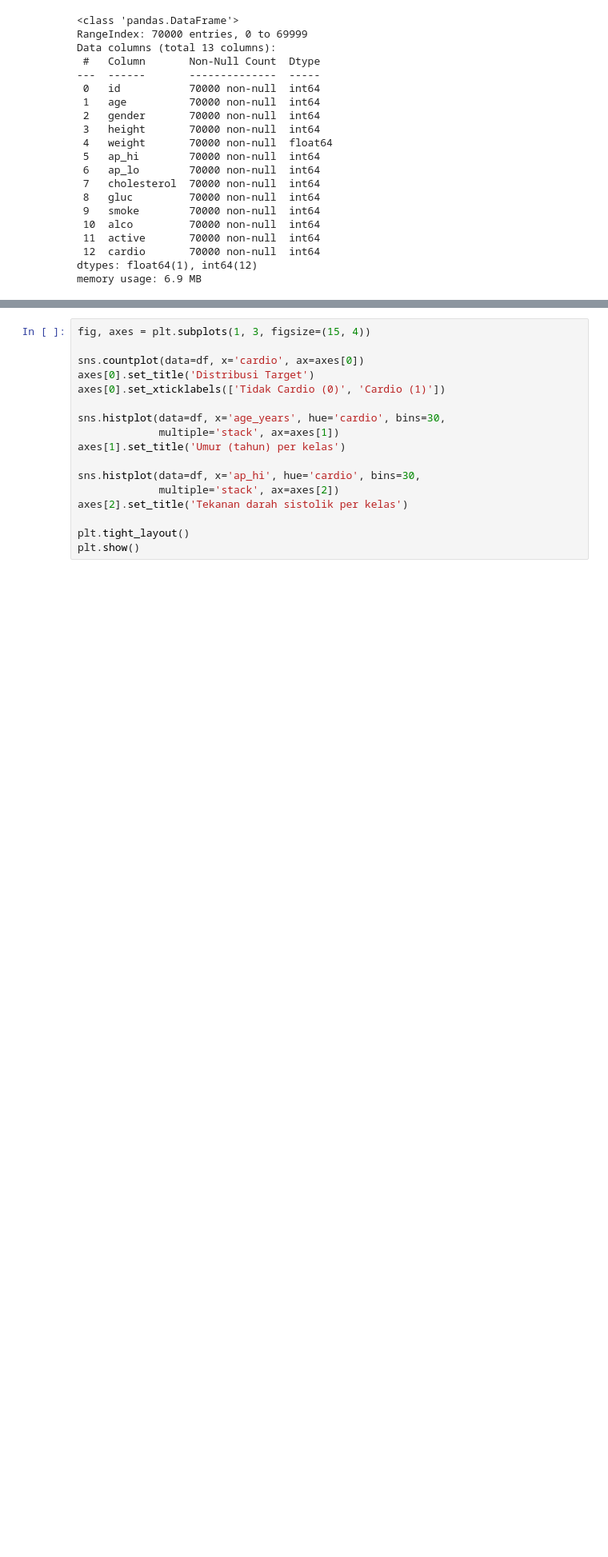
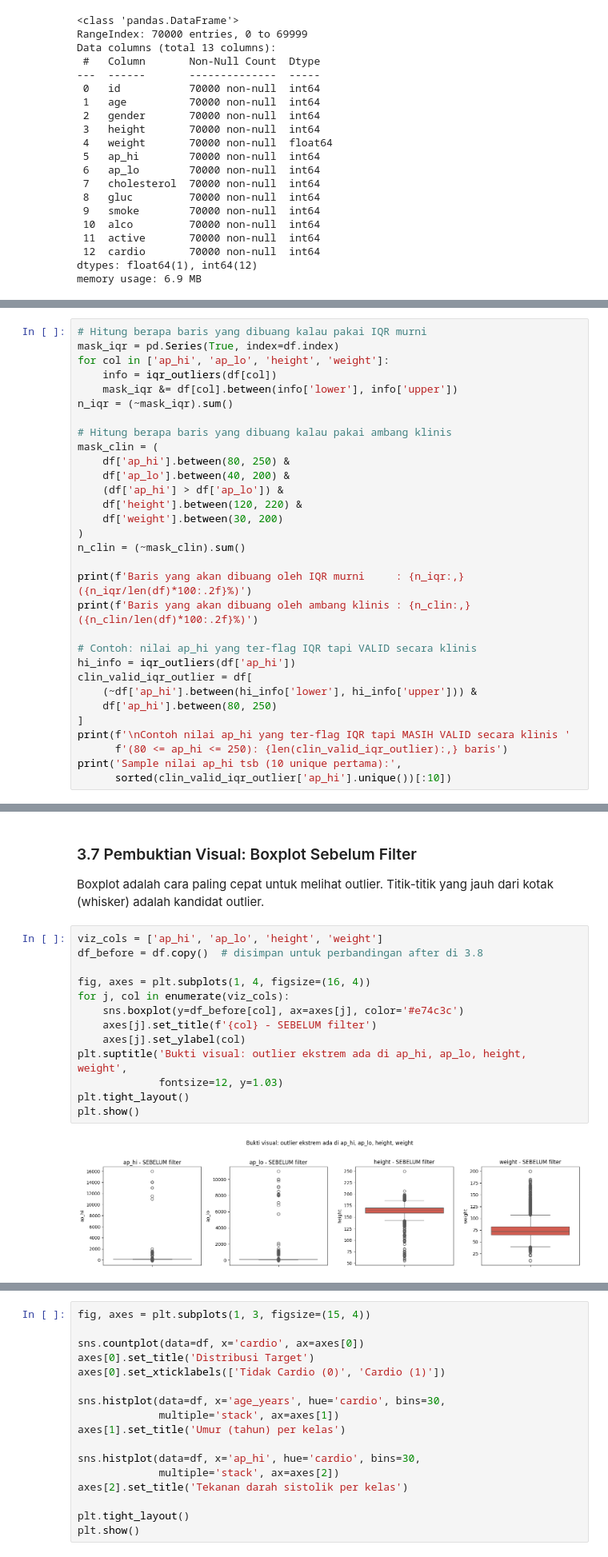
Before and after one commit to hoesnial/aplikasiMachLearn, a Jupyter notebook: Pembangunan_Model_Preprocessing.ipynb, the cells around one changed output, grey strips where cells are left out. Shown at 80% size. Cells and saved outputs as stored; diff of their text form; blank space fills up the shorter version.

```diff
--- a/Pembangunan_Model_Preprocessing.ipynb
+++ b/Pembangunan_Model_Preprocessing.ipynb
@@ -209,0 +460,31 @@ Name: proportion, dtype: float64
+# %%
+# Hitung berapa baris yang dibuang kalau pakai IQR murni
+mask_iqr = pd.Series(True, index=df.index)
+for col in ['ap_hi', 'ap_lo', 'height', 'weight']:
+    info = iqr_outliers(df[col])
+    mask_iqr &= df[col].between(info['lower'], info['upper'])
+n_iqr = (~mask_iqr).sum()
+
+# Hitung berapa baris yang dibuang kalau pakai ambang klinis
+mask_clin = (
+    df['ap_hi'].between(80, 250) &
+    df['ap_lo'].between(40, 200) &
+    (df['ap_hi'] > df['ap_lo']) &
+    df['height'].between(120, 220) &
+    df['weight'].between(30, 200)
+)
+n_clin = (~mask_clin).sum()
+
+print(f'Baris yang akan dibuang oleh IQR murni     : {n_iqr:,}  ({n_iqr/len(df)*100:.2f}%)')
+print(f'Baris yang akan dibuang oleh ambang klinis : {n_clin:,}  ({n_clin/len(df)*100:.2f}%)')
+
+# Contoh: nilai ap_hi yang ter-flag IQR tapi VALID secara klinis
+hi_info = iqr_outliers(df['ap_hi'])
+clin_valid_iqr_outlier = df[
+    (~df['ap_hi'].between(hi_info['lower'], hi_info['upper'])) &
+    df['ap_hi'].between(80, 250)
+]
+print(f'\nContoh nilai ap_hi yang ter-flag IQR tapi MASIH VALID secara klinis '
+      f'(80 <= ap_hi <= 250): {len(clin_valid_iqr_outlier):,} baris')
+print('Sample nilai ap_hi tsb (10 unique pertama):',
+      sorted(clin_valid_iqr_outlier['ap_hi'].unique())[:10])
@@ -209,0 +510,20 @@ Name: proportion, dtype: float64
+# %% [markdown]
+### 3.7 Pembuktian Visual: Boxplot Sebelum Filter
+
+Boxplot adalah cara paling cepat untuk melihat outlier. Titik-titik yang
+jauh dari kotak (whisker) adalah kandidat outlier.
+# %%
+viz_cols = ['ap_hi', 'ap_lo', 'height', 'weight']
+df_before = df.copy()  # disimpan untuk perbandingan after di 3.8
+
+fig, axes = plt.subplots(1, 4, figsize=(16, 4))
+for j, col in enumerate(viz_cols):
+    sns.boxplot(y=df_before[col], ax=axes[j], color='#e74c3c')
+    axes[j].set_title(f'{col} - SEBELUM filter')
+    axes[j].set_ylabel(col)
+plt.suptitle('Bukti visual: outlier ekstrem ada di ap_hi, ap_lo, height, weight',
+             fontsize=12, y=1.03)
+plt.tight_layout()
+plt.show()
+# %% [output]
+[figure, added]
```
Also changed, not shown: parts of 61 cells of this notebook, 1 other file.
